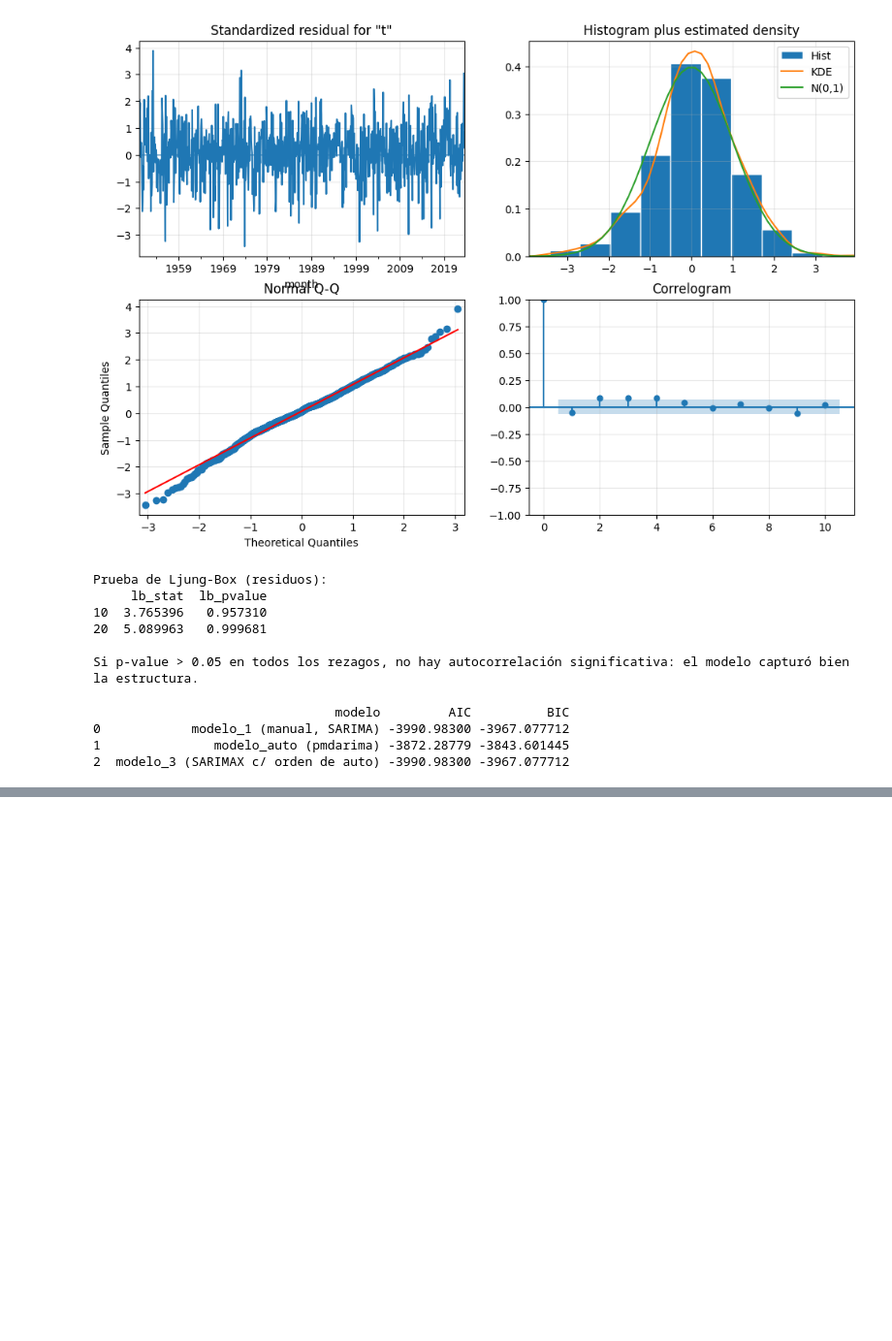
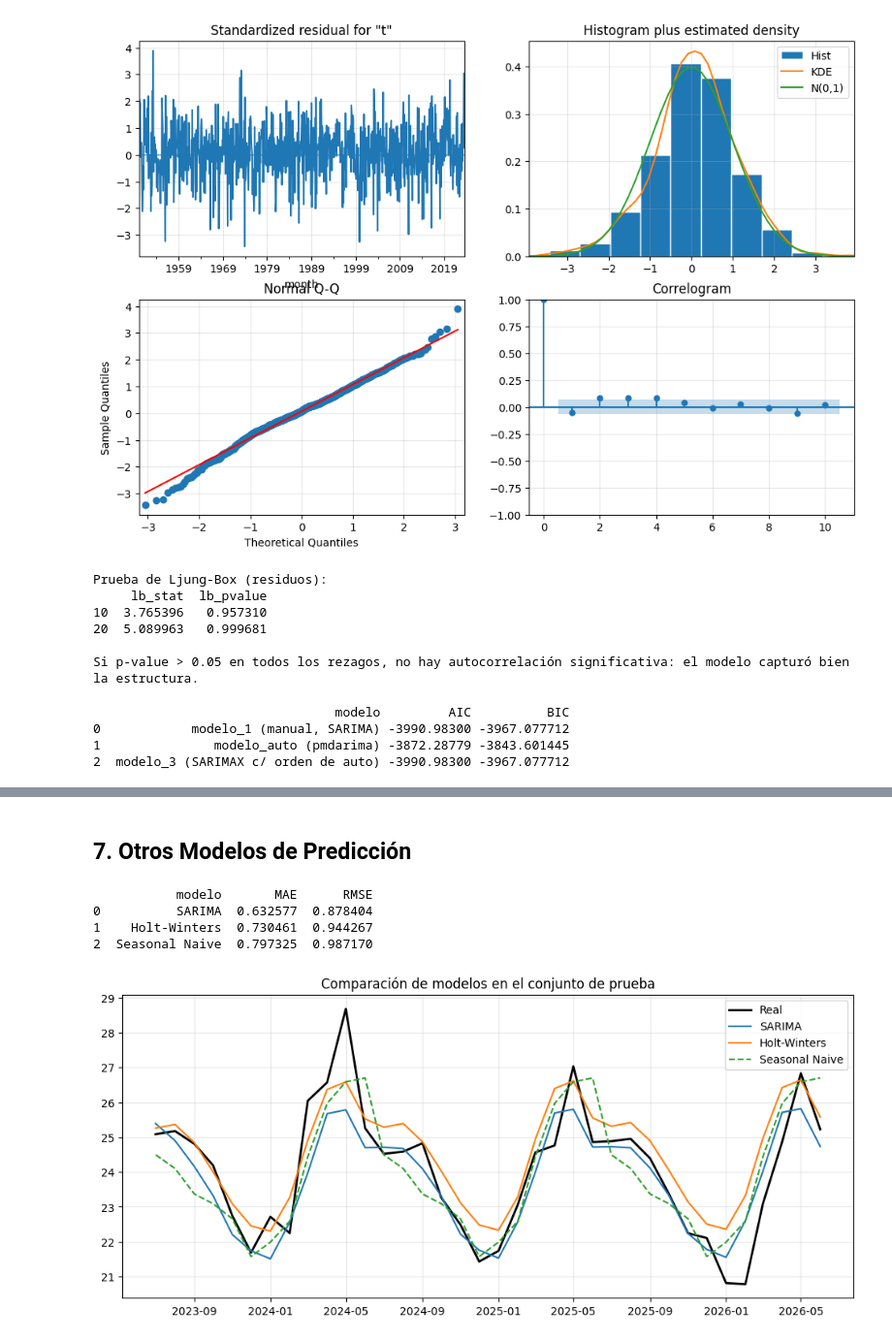
Before and after one commit to nadissa1508/Data_Science_labs, a Jupyter notebook: Ejercicio series de tiempo/series_de_tiempo.ipynb, the cells around one changed output, grey strips where cells are left out. Shown at 97% size. Cells and saved outputs as stored; diff of their text form; code cells hidden in the pictures; blank space fills up the shorter version.

```diff
--- a/Ejercicio series de tiempo/series_de_tiempo.ipynb
+++ b/Ejercicio series de tiempo/series_de_tiempo.ipynb
@@ -279,0 +301,36 @@ print(comparacion)
+# %% [markdown]
+## 7. Otros Modelos de Predicción
+# %%
+# Holt-Winters (suavizamiento exponencial con tendencia y estacionalidad aditivas)
+hw_model = ExponentialSmoothing(train, trend="add", seasonal="add", seasonal_periods=12).fit()
+pred_hw = hw_model.forecast(steps=n_prueba)
+
+# Seasonal Naive: el valor de este mes = el valor del mismo mes, un año antes
+pred_snaive = train.iloc[-12:].values.tolist() * (n_prueba // 12 + 1)
+pred_snaive = pred_snaive[:n_prueba]
+pred_snaive = pd.Series(pred_snaive, index=test.index)
+
+resumen = pd.DataFrame({
+    'modelo': ['SARIMA', 'Holt-Winters', 'Seasonal Naive'],
+    'MAE': [mae_arima,
+            mean_absolute_error(test, pred_hw),
+            mean_absolute_error(test, pred_snaive)],
+    'RMSE': [rmse_arima,
+             np.sqrt(mean_squared_error(test, pred_hw)),
+             np.sqrt(mean_squared_error(test, pred_snaive))],
+})
+print(resumen)
+
+plt.plot(test.index, test, label='Real', color='black', linewidth=2)
+plt.plot(test.index, pred_arima, label='SARIMA')
+plt.plot(test.index, pred_hw, label='Holt-Winters')
+plt.plot(test.index, pred_snaive, label='Seasonal Naive', linestyle='--')
+plt.legend()
+plt.title("Comparación de modelos en el conjunto de prueba")
+plt.show()
+# %% [output]
+           modelo       MAE      RMSE
+0          SARIMA  0.632577  0.878404
+1    Holt-Winters  0.730461  0.944267
+2  Seasonal Naive  0.797325  0.987170
+[figure, added]
```
Also changed, not shown: parts of 12 cells of this notebook.
